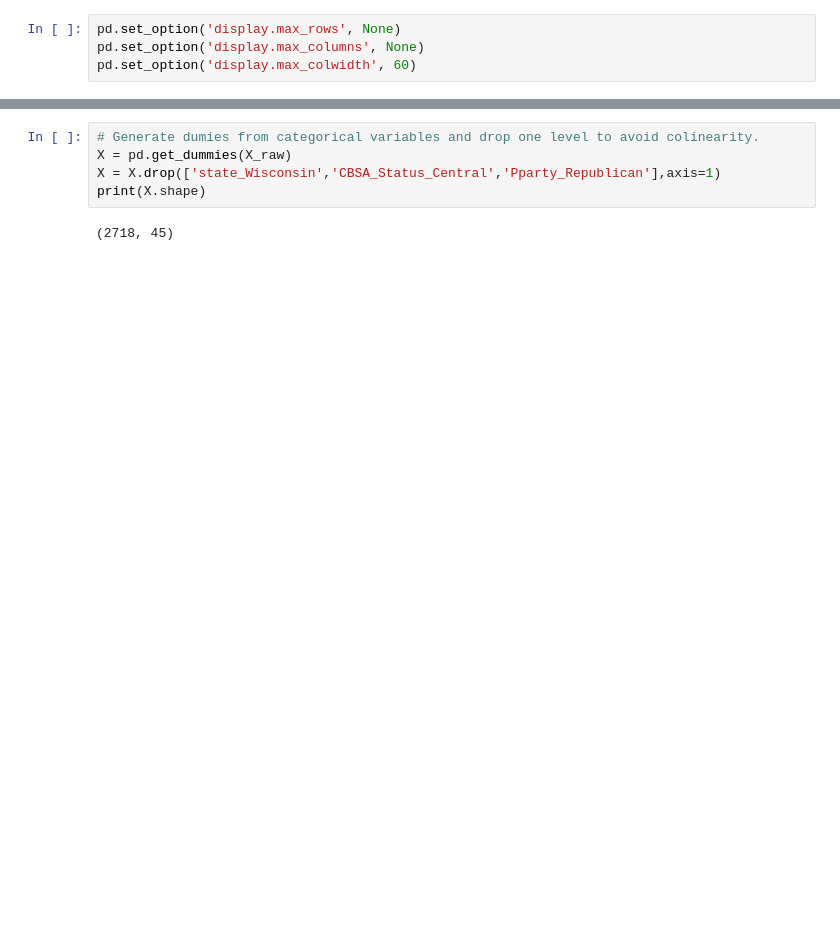
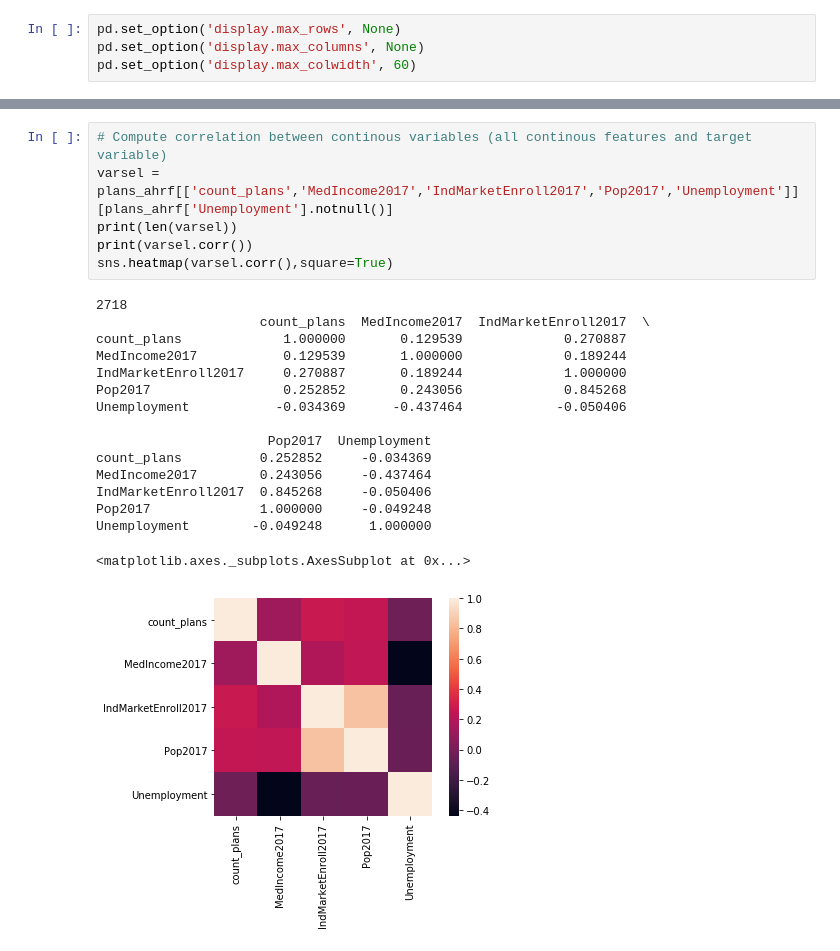
Before and after one commit to lg-42/Springboard_projects, a Jupyter notebook: CaptsonePr1/plan_count_prediction.ipynb, the cells around one changed output, grey strips where cells are left out. Cells and saved outputs as stored; diff of their text form; blank space fills up the shorter version.

```diff
--- a/CaptsonePr1/plan_count_prediction.ipynb
+++ b/CaptsonePr1/plan_count_prediction.ipynb
@@ -40,7 +60,23 @@ print(type(Y))
-# %%
-# Generate dumies from categorical variables and drop one level to avoid colinearity.
-X = pd.get_dummies(X_raw)
-X = X.drop(['state_Wisconsin','CBSA_Status_Central','Pparty_Republican'],axis=1)
-print(X.shape)
-# %% [output]
-(2718, 45)
+# %%
+# Compute correlation between continous variables (all continous features and target variable)
+varsel = plans_ahrf[['count_plans','MedIncome2017','IndMarketEnroll2017','Pop2017','Unemployment']][plans_ahrf['Unemployment'].notnull()]
+print(len(varsel))
+print(varsel.corr())
+sns.heatmap(varsel.corr(),square=True)
+# %% [output]
+2718
+                     count_plans  MedIncome2017  IndMarketEnroll2017  \
+count_plans             1.000000       0.129539             0.270887
+MedIncome2017           0.129539       1.000000             0.189244
+IndMarketEnroll2017     0.270887       0.189244             1.000000
+Pop2017                 0.252852       0.243056             0.845268
+Unemployment           -0.034369      -0.437464            -0.050406
+
+                      Pop2017  Unemployment
+count_plans          0.252852     -0.034369
+MedIncome2017        0.243056     -0.437464
+IndMarketEnroll2017  0.845268     -0.050406
+Pop2017              1.000000     -0.049248
+Unemployment        -0.049248      1.000000
+<matplotlib.axes._subplots.AxesSubplot at 0x...>
+[figure, added]
```
Also changed, not shown: parts of 20 cells of this notebook.
